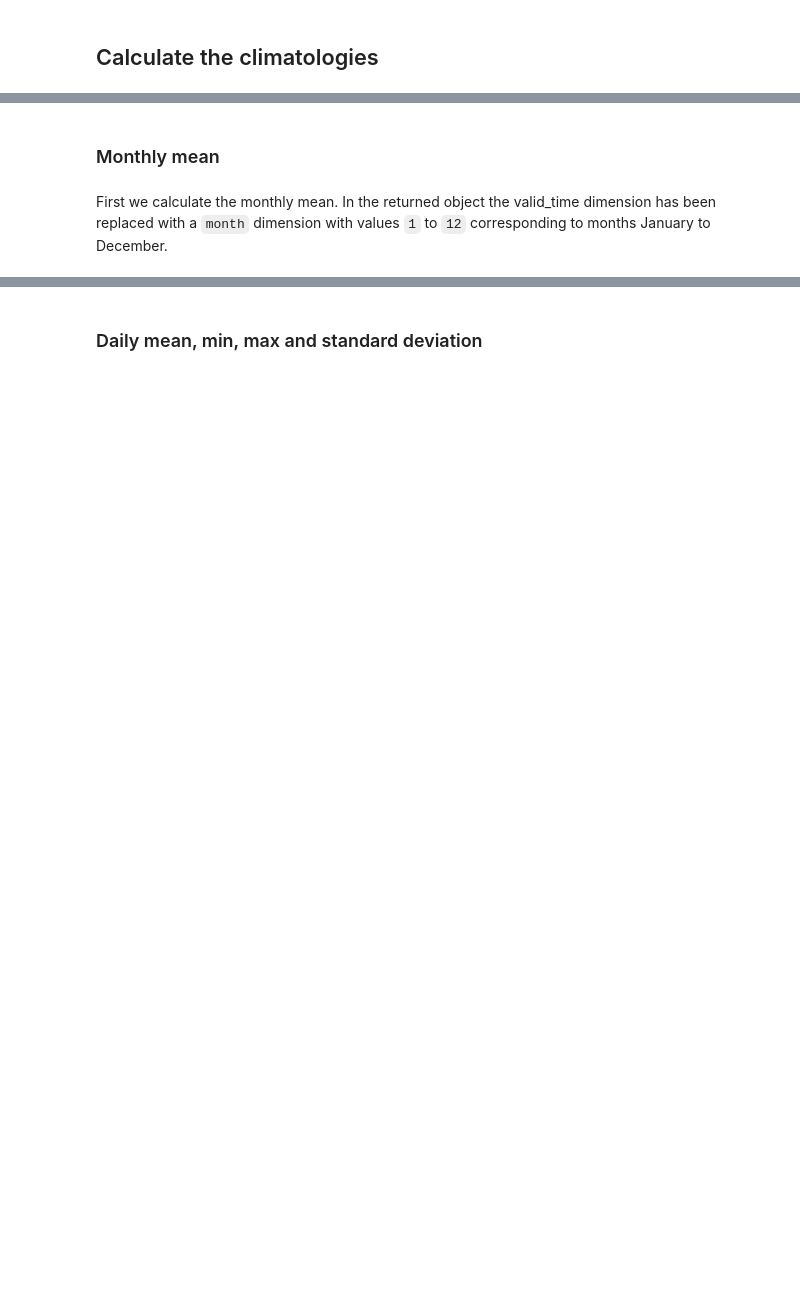
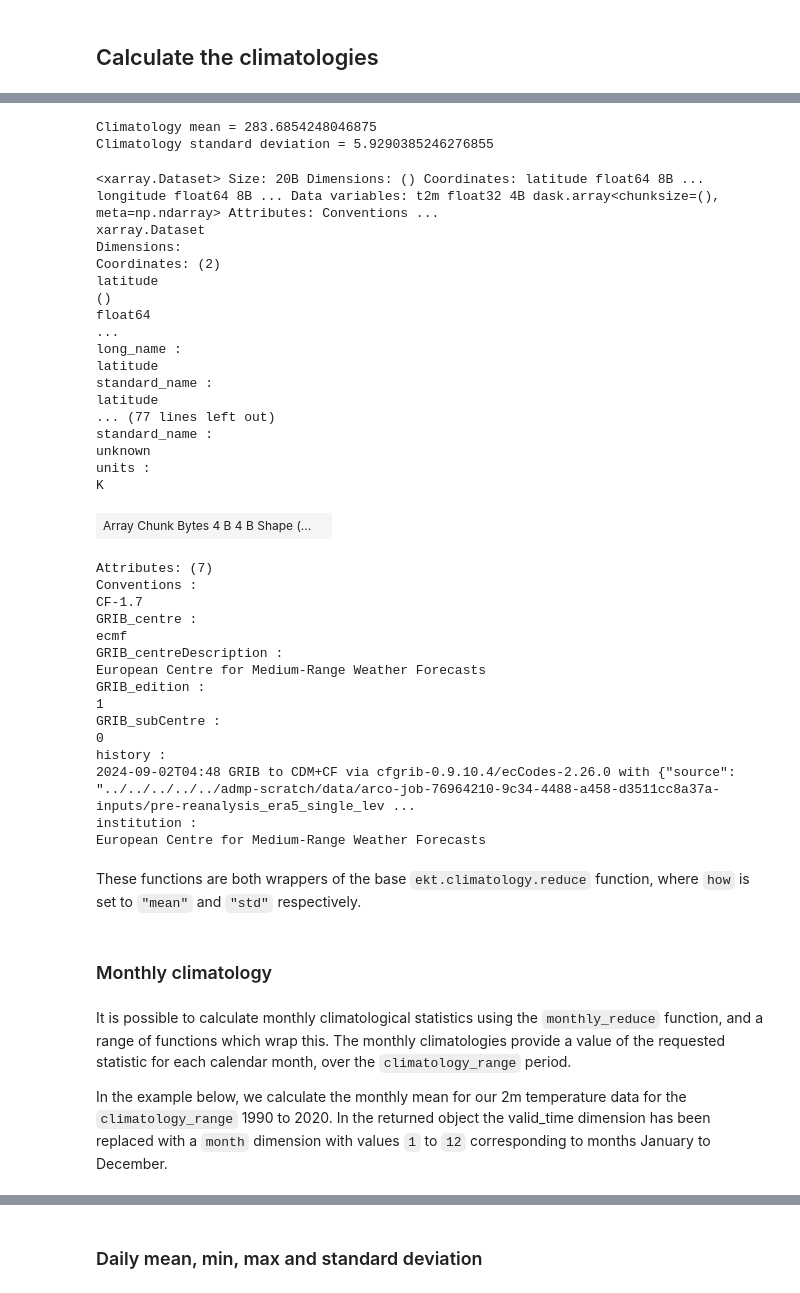
Before and after one commit to ecmwf/earthkit-transforms, a Jupyter notebook: docs/source/tutorials/climatology/01-era5-climatology.ipynb, the cells around one changed output, grey strips where cells are left out. Cells and saved outputs as stored; diff of their text form; code cells hidden in the pictures; blank space fills up the shorter version.

```diff
--- a/docs/source/tutorials/climatology/01-era5-climatology.ipynb
+++ b/docs/source/tutorials/climatology/01-era5-climatology.ipynb
@@ -31,6 +71,59 @@ era5_xr
+# %%
+climatology_mean = ekt.climatology.mean(era5_xr, climatology_range=("1991", "2020"))
+climatology_std = ekt.climatology.std(era5_xr, climatology_range=("1991", "2020"))
+print(
+    f"Climatology mean = {float(climatology_mean.t2m)}\nClimatology standard deviation = {float(climatology_std.t2m)}"
+)
+climatology_mean
+# %% [output]
+Climatology mean = 283.6854248046875
+Climatology standard deviation = 5.9290385246276855
+<xarray.Dataset> Size: 20B Dimensions: () Coordinates: latitude float64 8B ... longitude float64 8B ... Data variables: t2m float32 4B dask.array<chunksize=(), meta=np.ndarray> Attributes: Conventions ...
+xarray.Dataset
+Dimensions:
+Coordinates: (2)
+latitude
+()
+float64
+...
+long_name :
+latitude
+standard_name :
+latitude
+... (77 lines left out)
+standard_name :
+unknown
+units :
+K
+| Array Chunk Bytes 4 B 4 B Shape (... |  |
+Attributes: (7)
+Conventions :
+CF-1.7
+GRIB_centre :
+ecmf
+GRIB_centreDescription :
+European Centre for Medium-Range Weather Forecasts
+GRIB_edition :
+1
+GRIB_subCentre :
+0
+history :
+2024-09-02T04:48 GRIB to CDM+CF via cfgrib-0.9.10.4/ecCodes-2.26.0 with {"source": "../../../../../admp-scratch/data/arco-job-76964210-9c34-4488-a458-d3511cc8a37a-inputs/pre-reanalysis_era5_single_lev ...
+institution :
+European Centre for Medium-Range Weather Forecasts
+# %% [markdown]
+These functions are both wrappers of the base `ekt.climatology.reduce` function, where `how` is set
+to `"mean"` and `"std"` respectively.
 # %% [markdown]
-### Monthly mean
+### Monthly climatology
 # %% [markdown]
-First we calculate the monthly mean. In the returned object the valid_time dimension has been replaced with a
+It is possible to calculate monthly climatological statistics using the `monthly_reduce` function,
+and a range of functions which wrap this.
+The monthly climatologies provide a value of the requested statistic for each calendar month,
+over the `climatology_range` period.
+
+In the example below, we calculate the monthly mean for our 2m temperature data for the
+`climatology_range` 1990 to 2020.
+In the returned object the valid_time dimension has been replaced with a
 `month` dimension with values `1` to `12` corresponding to months January to December.
 # %%
```
Also changed, not shown: parts of 15 cells of this notebook, 8 other files.
